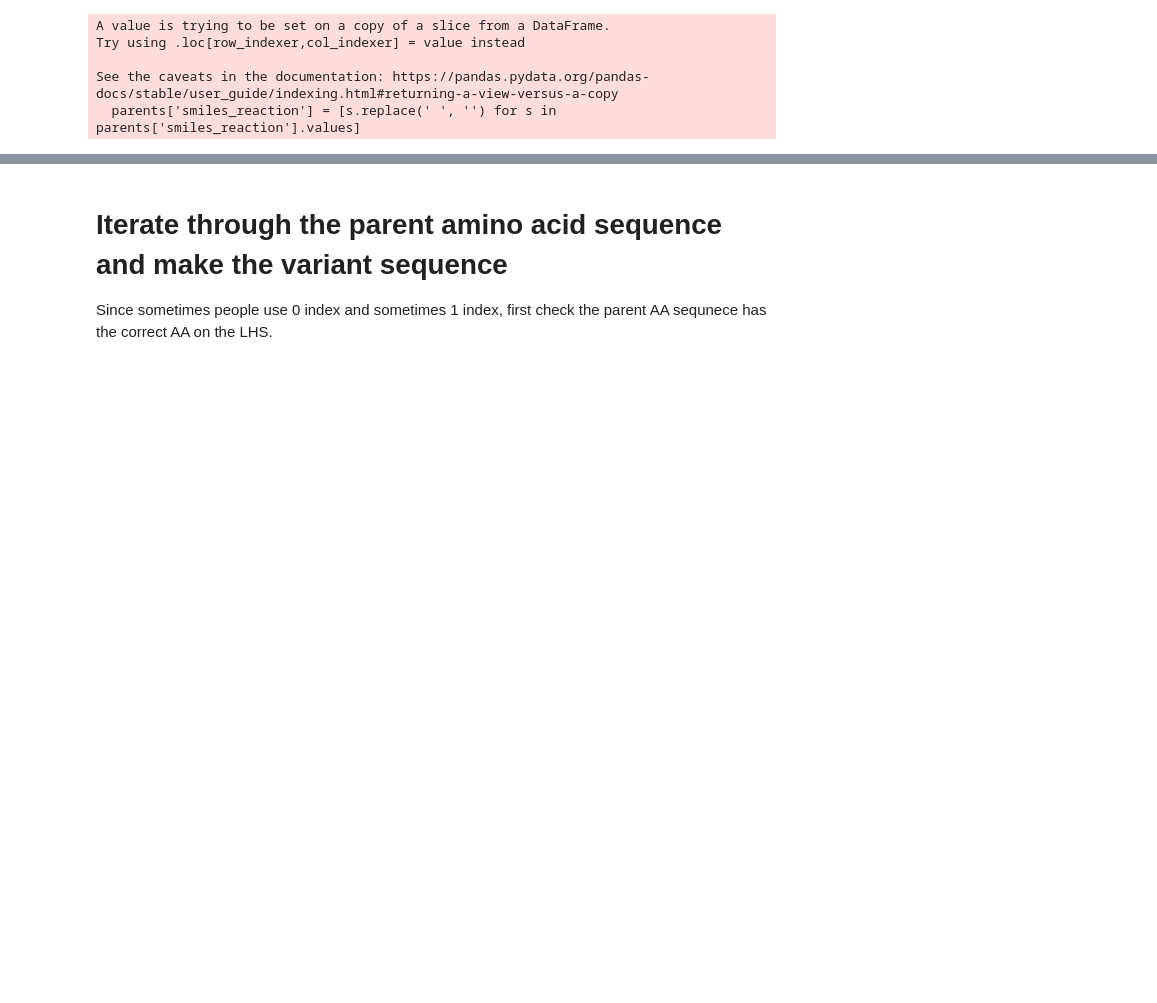
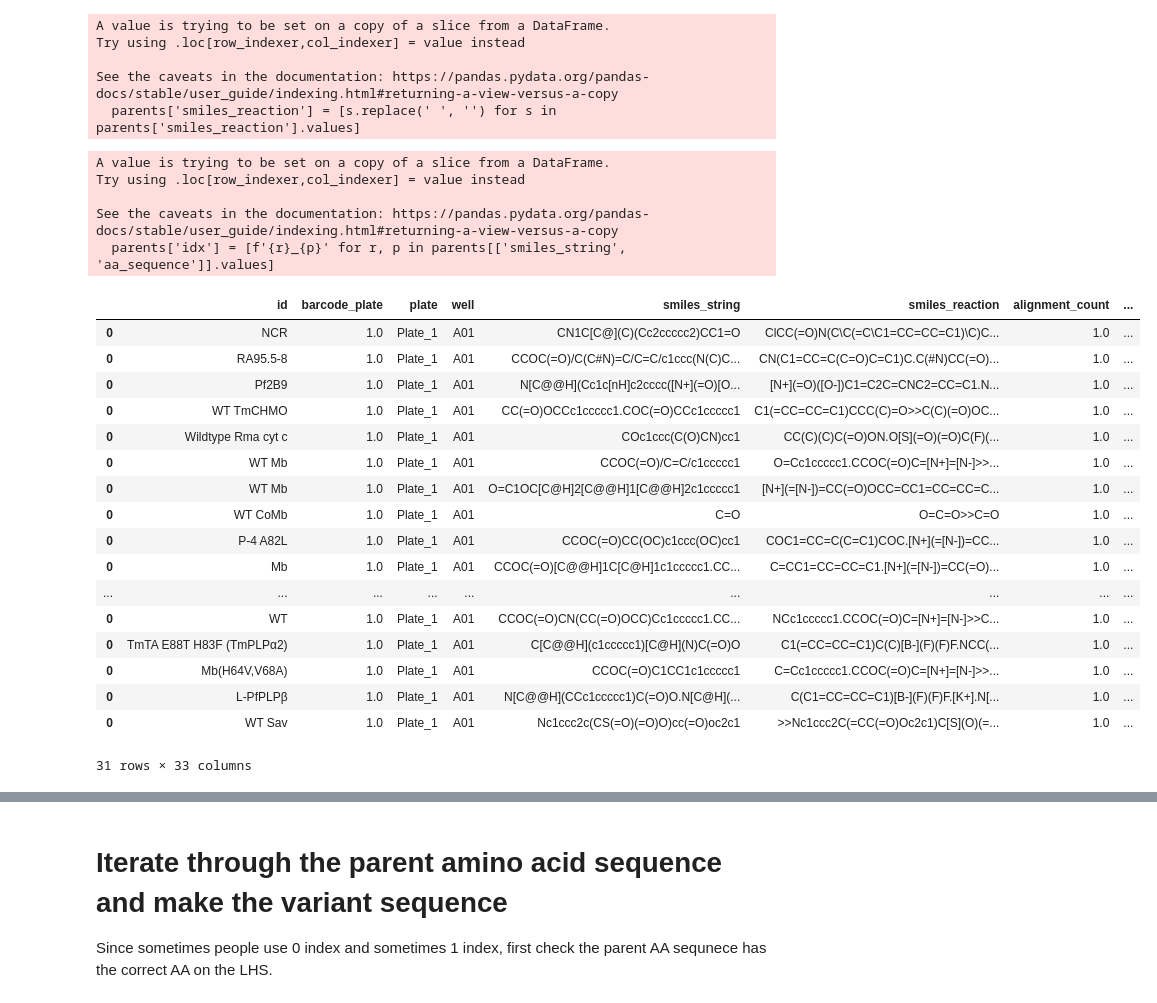
Before and after one commit to fhalab/EnzymeEngineeringDB, a Jupyter notebook: analysis/N2_CleanEnzymeData_LLM.ipynb, the cells around one changed output, grey strips where cells are left out. Drawn from its saved outputs; the diff is of its cells as text; code cells hidden in the pictures; blank space fills up the shorter version.

```diff
--- a/analysis/N2_CleanEnzymeData_LLM.ipynb
+++ b/analysis/N2_CleanEnzymeData_LLM.ipynb
@@ -20,11 +20,12 @@ cuda = True
 DEVICE = torch.device("cuda" if cuda else "cpu")
 
 data_dir = 'output'
-files = os.listdir('Final CSV/')
+files = os.listdir('LLM-extended-YL-manual/')
 all_dfs = pd.DataFrame()
 for f in files:
     if '.csv' in f:
-        df = pd.read_csv(f'Final CSV/{f}')
+        df = pd.read_csv(f'LLM-extended-YL-manual/{f}')
         df['paper'] = f
         all_dfs = pd.concat([all_dfs, df])
 df = all_dfs
+df
@@ -31,10 +55,41 @@ df = all_dfs
 # %%
 parents = df.drop_duplicates(subset='paper', keep='first')
 parents['smiles_reaction'] = [s.replace(' ', '') for s in parents['smiles_reaction'].values]
-parents.to_csv('output/parents_LLM_extraction.csv', index=False)
+other_parents = pd.read_csv('output/parents_LLM_extraction_annot.csv')
+
+#parents.to_csv('output/parents_LLM_extraction.csv', index=False)
 # %% [output]
 A value is trying to be set on a copy of a slice from a DataFrame.
 Try using .loc[row_indexer,col_indexer] = value instead
 
 See the caveats in the documentation: https://pandas.pydata.org/pandas-docs/stable/user_guide/indexing.html#returning-a-view-versus-a-copy
   parents['smiles_reaction'] = [s.replace(' ', '') for s in parents['smiles_reaction'].values]
+# %%
+parents['idx'] = [f'{r}_{p}' for r, p in parents[['smiles_string', 'aa_sequence']].values]
+other_parents['idx'] = [f'{r}_{p}' for r, p in other_parents[['smiles_string', 'aa_sequence']].values]
+parents = parents[~parents['idx'].isin(set(other_parents['idx'].values))]
+parents
+# %% [output]
+A value is trying to be set on a copy of a slice from a DataFrame.
+Try using .loc[row_indexer,col_indexer] = value instead
+
+See the caveats in the documentation: https://pandas.pydata.org/pandas-docs/stable/user_guide/indexing.html#returning-a-view-versus-a-copy
+  parents['idx'] = [f'{r}_{p}' for r, p in parents[['smiles_string', 'aa_sequence']].values]
+|  | id | barcode_plate | plate | well | smiles_string | smiles_reaction | alignment_count | ... |
+| 0 | NCR | 1.0 | Plate_1 | A01 | CN1C[C@](C)(Cc2ccccc2)CC1=O | ClCC(=O)N(C\C(=C\C1=CC=CC=C1)\C)C... | 1.0 | ... |
+| 0 | RA95.5-8 | 1.0 | Plate_1 | A01 | CCOC(=O)/C(C#N)=C/C=C/c1ccc(N(C)C... | CN(C1=CC=C(C=O)C=C1)C.C(#N)CC(=O)... | 1.0 | ... |
+| 0 | Pf2B9 | 1.0 | Plate_1 | A01 | N[C@@H](Cc1c[nH]c2cccc([N+](=O)[O... | [N+](=O)([O-])C1=C2C=CNC2=CC=C1.N... | 1.0 | ... |
+| 0 | WT TmCHMO | 1.0 | Plate_1 | A01 | CC(=O)OCCc1ccccc1.COC(=O)CCc1ccccc1 | C1(=CC=CC=C1)CCC(C)=O>>C(C)(=O)OC... | 1.0 | ... |
+| 0 | Wildtype Rma cyt c | 1.0 | Plate_1 | A01 | COc1ccc(C(O)CN)cc1 | CC(C)(C)C(=O)ON.O[S](=O)(=O)C(F)(... | 1.0 | ... |
+| 0 | WT Mb | 1.0 | Plate_1 | A01 | CCOC(=O)/C=C/c1ccccc1 | O=Cc1ccccc1.CCOC(=O)C=[N+]=[N-]>>... | 1.0 | ... |
+| 0 | WT Mb | 1.0 | Plate_1 | A01 | O=C1OC[C@H]2[C@@H]1[C@@H]2c1ccccc1 | [N+](=[N-])=CC(=O)OCC=CC1=CC=CC=C... | 1.0 | ... |
+| 0 | WT CoMb | 1.0 | Plate_1 | A01 | C=O | O=C=O>>C=O | 1.0 | ... |
+| 0 | P-4 A82L | 1.0 | Plate_1 | A01 | CCOC(=O)CC(OC)c1ccc(OC)cc1 | COC1=CC=C(C=C1)COC.[N+](=[N-])=CC... | 1.0 | ... |
+| 0 | Mb | 1.0 | Plate_1 | A01 | CCOC(=O)[C@@H]1C[C@H]1c1ccccc1.CC... | C=CC1=CC=CC=C1.[N+](=[N-])=CC(=O)... | 1.0 | ... |
+| ... | ... | ... | ... | ... | ... | ... | ... | ... |
+| 0 | WT | 1.0 | Plate_1 | A01 | CCOC(=O)CN(CC(=O)OCC)Cc1ccccc1.CC... | NCc1ccccc1.CCOC(=O)C=[N+]=[N-]>>C... | 1.0 | ... |
+| 0 | TmTA E88T H83F (TmPLPα2) | 1.0 | Plate_1 | A01 | C[C@@H](c1ccccc1)[C@H](N)C(=O)O | C1(=CC=CC=C1)C(C)[B-](F)(F)F.NCC(... | 1.0 | ... |
+| 0 | Mb(H64V,V68A) | 1.0 | Plate_1 | A01 | CCOC(=O)C1CC1c1ccccc1 | C=Cc1ccccc1.CCOC(=O)C=[N+]=[N-]>>... | 1.0 | ... |
+| 0 | L-PfPLPβ | 1.0 | Plate_1 | A01 | N[C@@H](CCc1ccccc1)C(=O)O.N[C@H](... | C(C1=CC=CC=C1)[B-](F)(F)F.[K+].N[... | 1.0 | ... |
+| 0 | WT Sav | 1.0 | Plate_1 | A01 | Nc1ccc2c(CS(=O)(=O)O)cc(=O)oc2c1 | >>Nc1ccc2C(=CC(=O)Oc2c1)C[S](O)(=... | 1.0 | ... |
+31 rows × 33 columns
```
Also changed, not shown: parts of 31 cells of this notebook, 3 other files.
